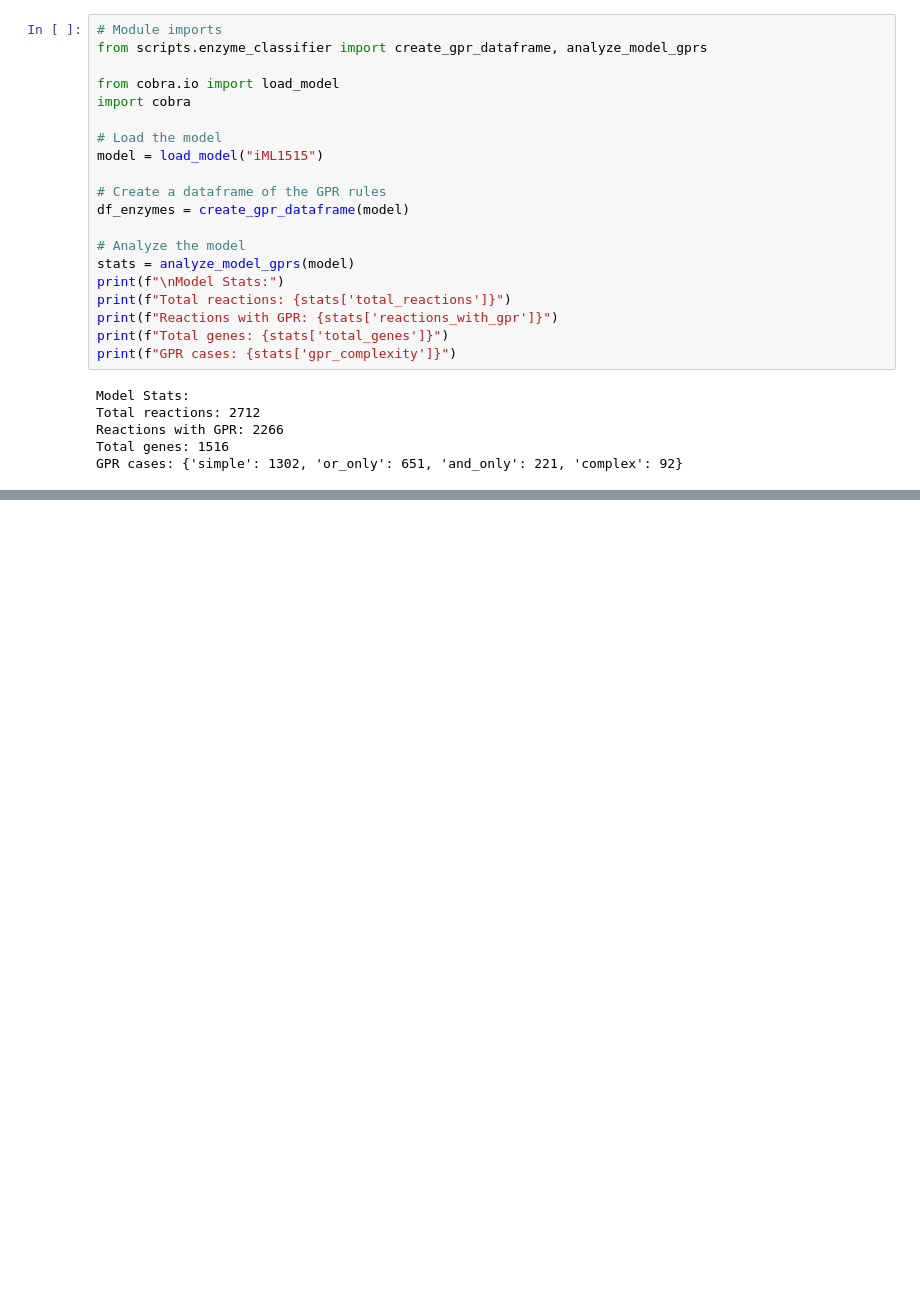
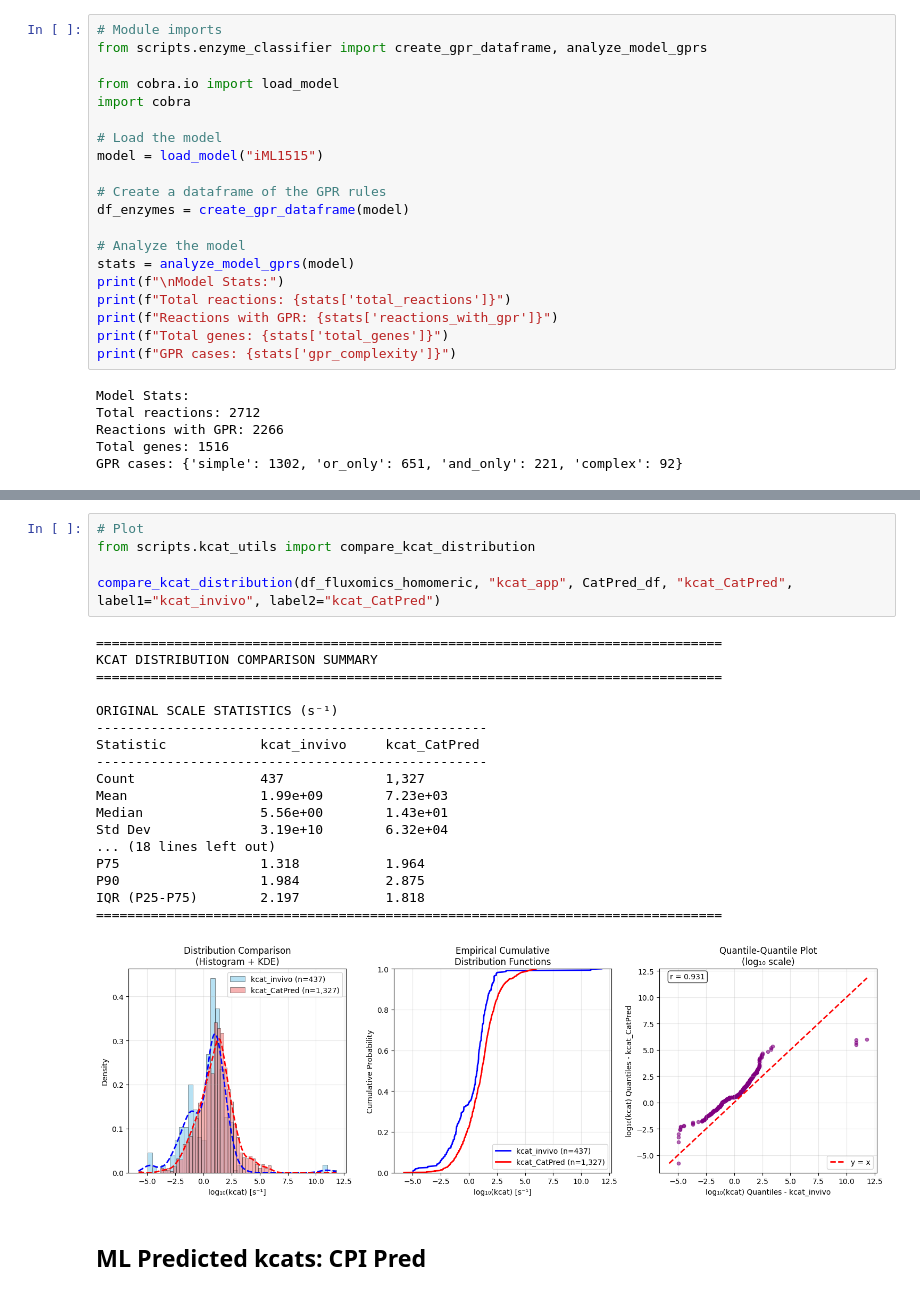
Before and after one commit to lyach/BactoCat, a Jupyter notebook: experiments/ECOMICS_fluxomics.ipynb, the cells around one changed output, grey strips where cells are left out. Drawn from its saved outputs; the diff is of its cells as text; blank space fills up the shorter version.

```diff
--- a/experiments/ECOMICS_fluxomics.ipynb
+++ b/experiments/ECOMICS_fluxomics.ipynb
@@ -616,0 +761,26 @@ fluxomics_genes_df['sequence'] = fluxomics_genes_df['homomeric_gene'].map(seq_ma
+# %%
+# Plot
+from scripts.kcat_utils import compare_kcat_distribution
+
+compare_kcat_distribution(df_fluxomics_homomeric, "kcat_app", CatPred_df, "kcat_CatPred", label1="kcat_invivo", label2="kcat_CatPred")
+# %% [output]
+================================================================================
+KCAT DISTRIBUTION COMPARISON SUMMARY
+================================================================================
+
+ORIGINAL SCALE STATISTICS (s⁻¹)
+--------------------------------------------------
+Statistic            kcat_invivo     kcat_CatPred
+--------------------------------------------------
+Count                437             1,327
+Mean                 1.99e+09        7.23e+03
+Median               5.56e+00        1.43e+01
+Std Dev              3.19e+10        6.32e+04
+... (18 lines left out)
+P75                  1.318           1.964
+P90                  1.984           2.875
+IQR (P25-P75)        2.197           1.818
+================================================================================
+[figure, added]
+# %% [markdown]
+## ML Predicted kcats: CPI Pred
```
Also changed, not shown: parts of 59 cells of this notebook, 24 other files.
